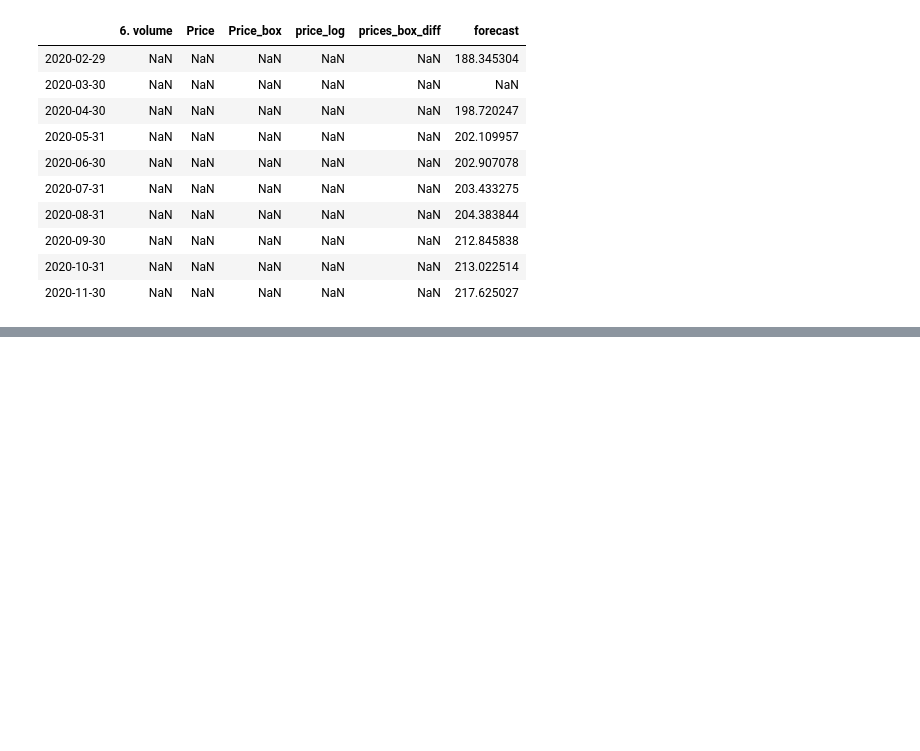
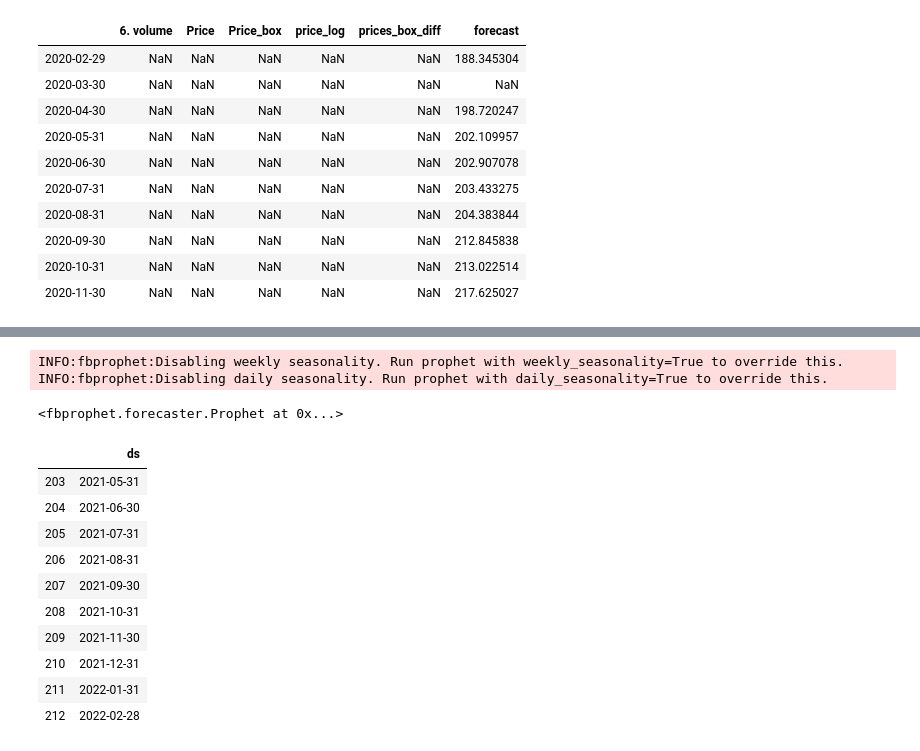
Before and after one commit to aabdygaziev/stock_prediction, a Jupyter notebook: salesforce_timeseries.ipynb, the cells around one changed output, grey strips where cells are left out. Saved outputs shown, nothing was run; the diff lists cells and outputs as text; code cells hidden in the pictures; blank space fills up the shorter version.

```diff
--- a/salesforce_timeseries.ipynb
+++ b/salesforce_timeseries.ipynb
@@ -429,0 +445,23 @@ df_monthly.head()
+# %%
+#fit to a model
+model = Prophet(yearly_seasonality=True)
+model.fit(new_df)
+# %% [output]
+INFO:fbprophet:Disabling weekly seasonality. Run prophet with weekly_seasonality=True to override this.
+INFO:fbprophet:Disabling daily seasonality. Run prophet with daily_seasonality=True to override this.
+<fbprophet.forecaster.Prophet at 0x...>
+# %%
+future = model.make_future_dataframe(periods=24,freq='m')
+future.tail(10)
+# %% [output]
+|  | ds |
+| 203 | 2021-05-31 |
+| 204 | 2021-06-30 |
+| 205 | 2021-07-31 |
+| 206 | 2021-08-31 |
+| 207 | 2021-09-30 |
+| 208 | 2021-10-31 |
+| 209 | 2021-11-30 |
+| 210 | 2021-12-31 |
+| 211 | 2022-01-31 |
+| 212 | 2022-02-28 |
```
Also changed, not shown: parts of 5 cells of this notebook.
